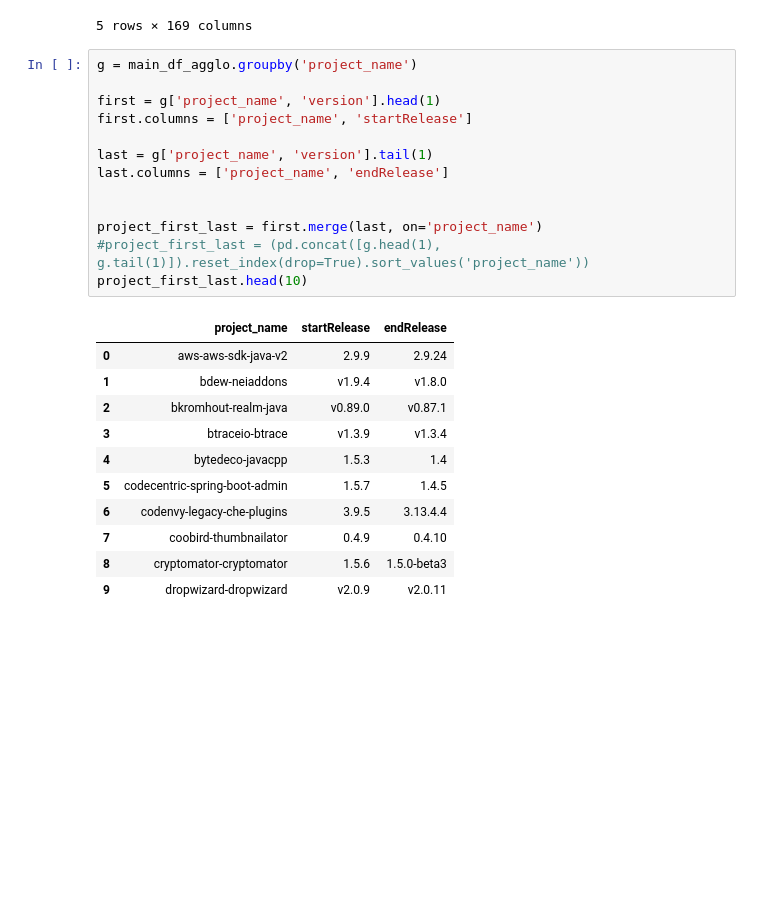
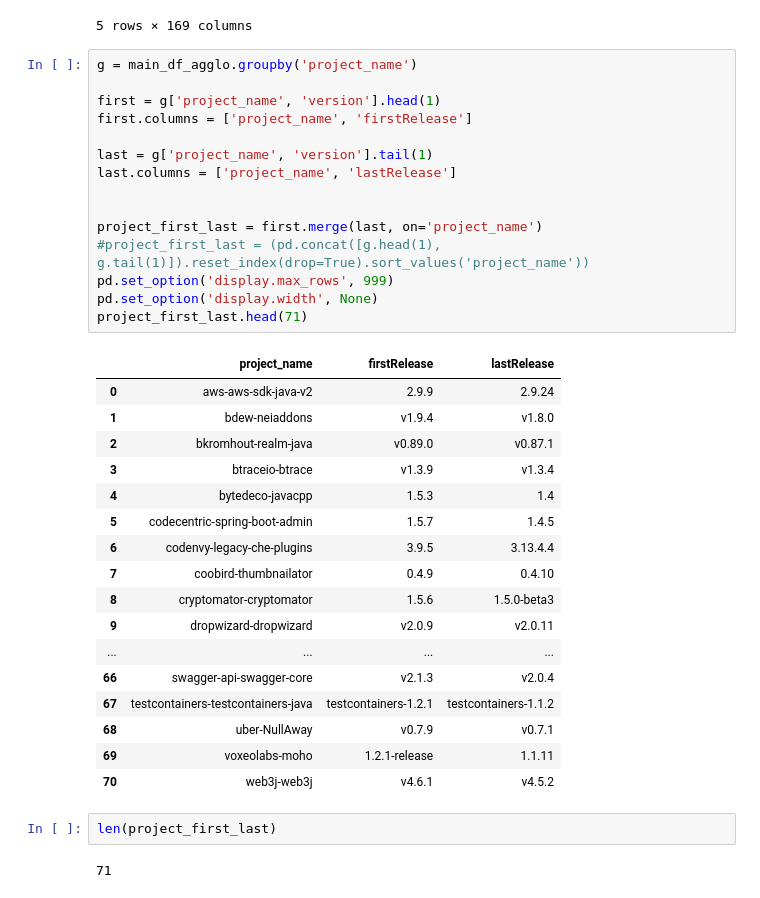
Before and after one commit to alvintanjianjia/SoftwareRemodularization, a Jupyter notebook: Results_Gathering.ipynb, the cells around one changed output. Cells and saved outputs as stored; diff of their text form; blank space fills up the shorter version.

```diff
--- a/Results_Gathering.ipynb
+++ b/Results_Gathering.ipynb
@@ -399,18 +514,20 @@ main_df_agglo.head()
 # %%
 g = main_df_agglo.groupby('project_name')
 
 first = g['project_name', 'version'].head(1)
-first.columns = ['project_name', 'startRelease']
+first.columns = ['project_name', 'firstRelease']
 
 last = g['project_name', 'version'].tail(1)
-last.columns = ['project_name', 'endRelease']
+last.columns = ['project_name', 'lastRelease']
 
 
 project_first_last = first.merge(last, on='project_name')
 #project_first_last = (pd.concat([g.head(1), g.tail(1)]).reset_index(drop=True).sort_values('project_name'))
-project_first_last.head(10)
+pd.set_option('display.max_rows', 999)
+pd.set_option('display.width', None)
+project_first_last.head(71)
 # %% [output]
-|  | project_name | startRelease | endRelease |
+|  | project_name | firstRelease | lastRelease |
 | 0 | aws-aws-sdk-java-v2 | 2.9.9 | 2.9.24 |
 | 1 | bdew-neiaddons | v1.9.4 | v1.8.0 |
 | 2 | bkromhout-realm-java | v0.89.0 | v0.87.1 |
@@ -421,3 +538,13 @@ project_first_last.head(10)
 | 7 | coobird-thumbnailator | 0.4.9 | 0.4.10 |
 | 8 | cryptomator-cryptomator | 1.5.6 | 1.5.0-beta3 |
 | 9 | dropwizard-dropwizard | v2.0.9 | v2.0.11 |
+| ... | ... | ... | ... |
+| 66 | swagger-api-swagger-core | v2.1.3 | v2.0.4 |
+| 67 | testcontainers-testcontainers-java | testcontainers-1.2.1 | testcontainers-1.1.2 |
+| 68 | uber-NullAway | v0.7.9 | v0.7.1 |
+| 69 | voxeolabs-moho | 1.2.1-release | 1.1.11 |
+| 70 | web3j-web3j | v4.6.1 | v4.5.2 |
+# %%
+len(project_first_last)
+# %% [output]
+71
```
Also changed, not shown: parts of 19 cells of this notebook, 14 other files.
